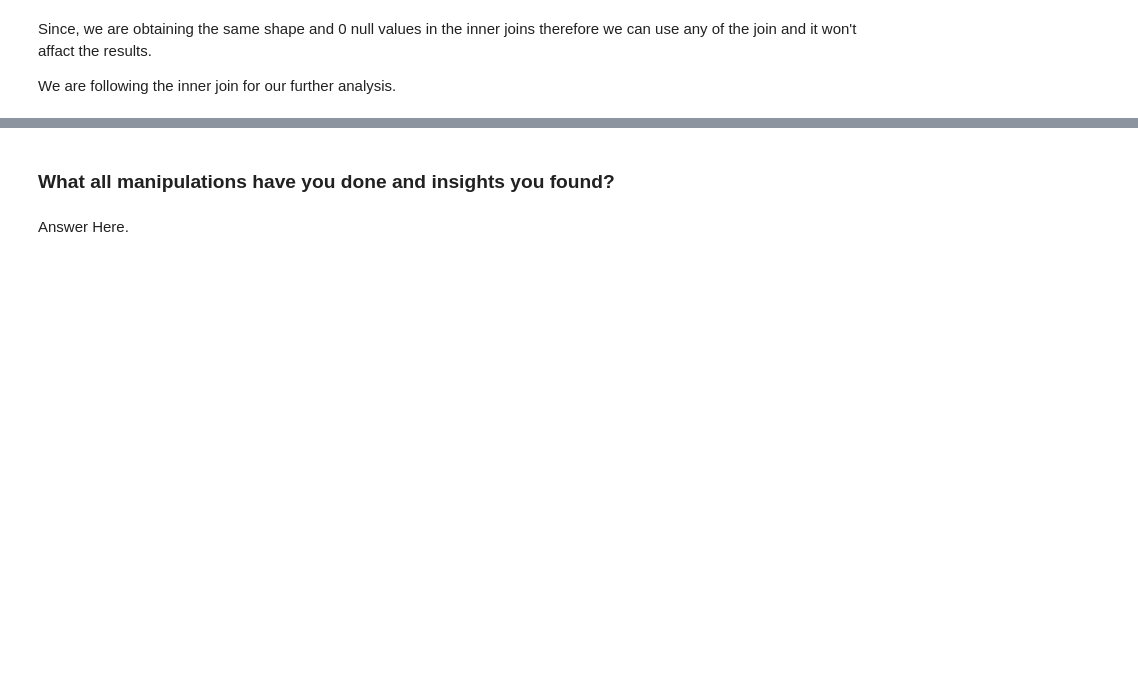
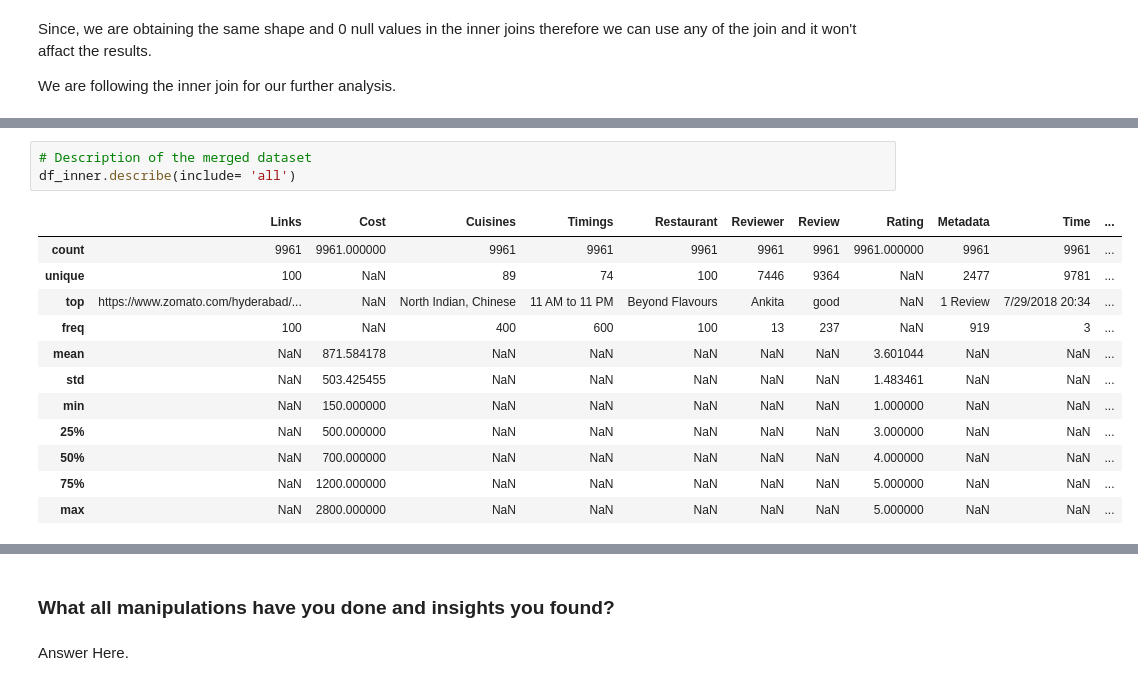
Before and after one commit to niteesh19mt0250/Zamato-Resturant-Clustering-and-Sentiment-Analysis, a Jupyter notebook: Copy_of_Sample_ML_Submission_Template.ipynb, the cells around one changed output, grey strips where cells are left out. Drawn from its saved outputs; the diff is of its cells as text; blank space fills up the shorter version.

```diff
--- a/Copy_of_Sample_ML_Submission_Template.ipynb
+++ b/Copy_of_Sample_ML_Submission_Template.ipynb
@@ -441,0 +1009,16 @@ We are following the inner join for our further analysis.
+# %%
+# Description of the merged dataset
+df_inner.describe(include= 'all')
+# %% [output]
+|  | Links | Cost | Cuisines | Timings | Restaurant | Reviewer | Review | Rating | Metadata | Time | ... |
+| count | 9961 | 9961.000000 | 9961 | 9961 | 9961 | 9961 | 9961 | 9961.000000 | 9961 | 9961 | ... |
+| unique | 100 | NaN | 89 | 74 | 100 | 7446 | 9364 | NaN | 2477 | 9781 | ... |
+| top | https://www.zomato.com/hyderabad/... | NaN | North Indian, Chinese | 11 AM to 11 PM | Beyond Flavours | Ankita | good | NaN | 1 Review | 7/29/2018 20:34 | ... |
+| freq | 100 | NaN | 400 | 600 | 100 | 13 | 237 | NaN | 919 | 3 | ... |
+| mean | NaN | 871.584178 | NaN | NaN | NaN | NaN | NaN | 3.601044 | NaN | NaN | ... |
+| std | NaN | 503.425455 | NaN | NaN | NaN | NaN | NaN | 1.483461 | NaN | NaN | ... |
+| min | NaN | 150.000000 | NaN | NaN | NaN | NaN | NaN | 1.000000 | NaN | NaN | ... |
+| 25% | NaN | 500.000000 | NaN | NaN | NaN | NaN | NaN | 3.000000 | NaN | NaN | ... |
+| 50% | NaN | 700.000000 | NaN | NaN | NaN | NaN | NaN | 4.000000 | NaN | NaN | ... |
+| 75% | NaN | 1200.000000 | NaN | NaN | NaN | NaN | NaN | 5.000000 | NaN | NaN | ... |
+| max | NaN | 2800.000000 | NaN | NaN | NaN | NaN | NaN | 5.000000 | NaN | NaN | ... |
```
Also changed, not shown: parts of 83 cells of this notebook.
